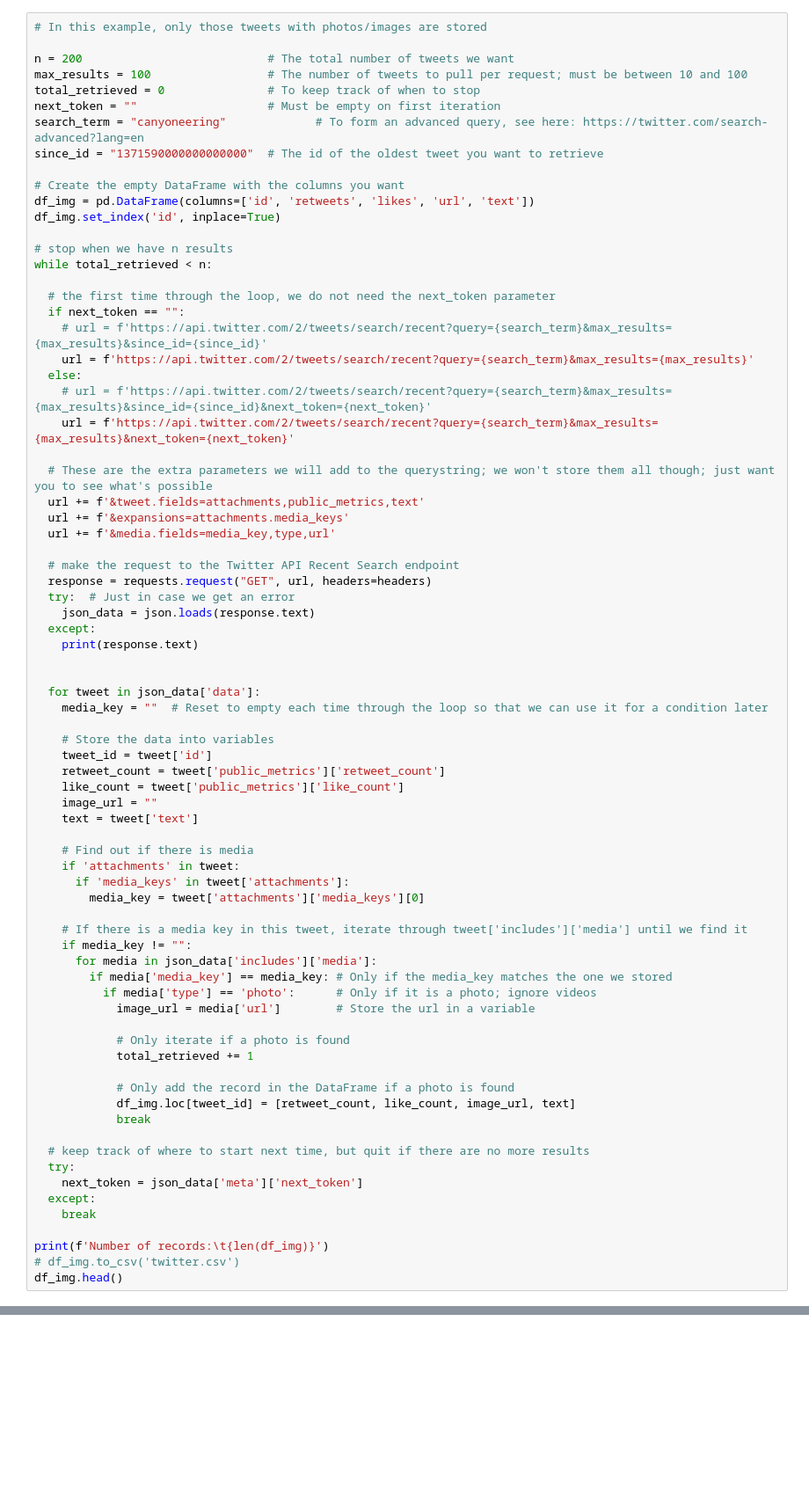
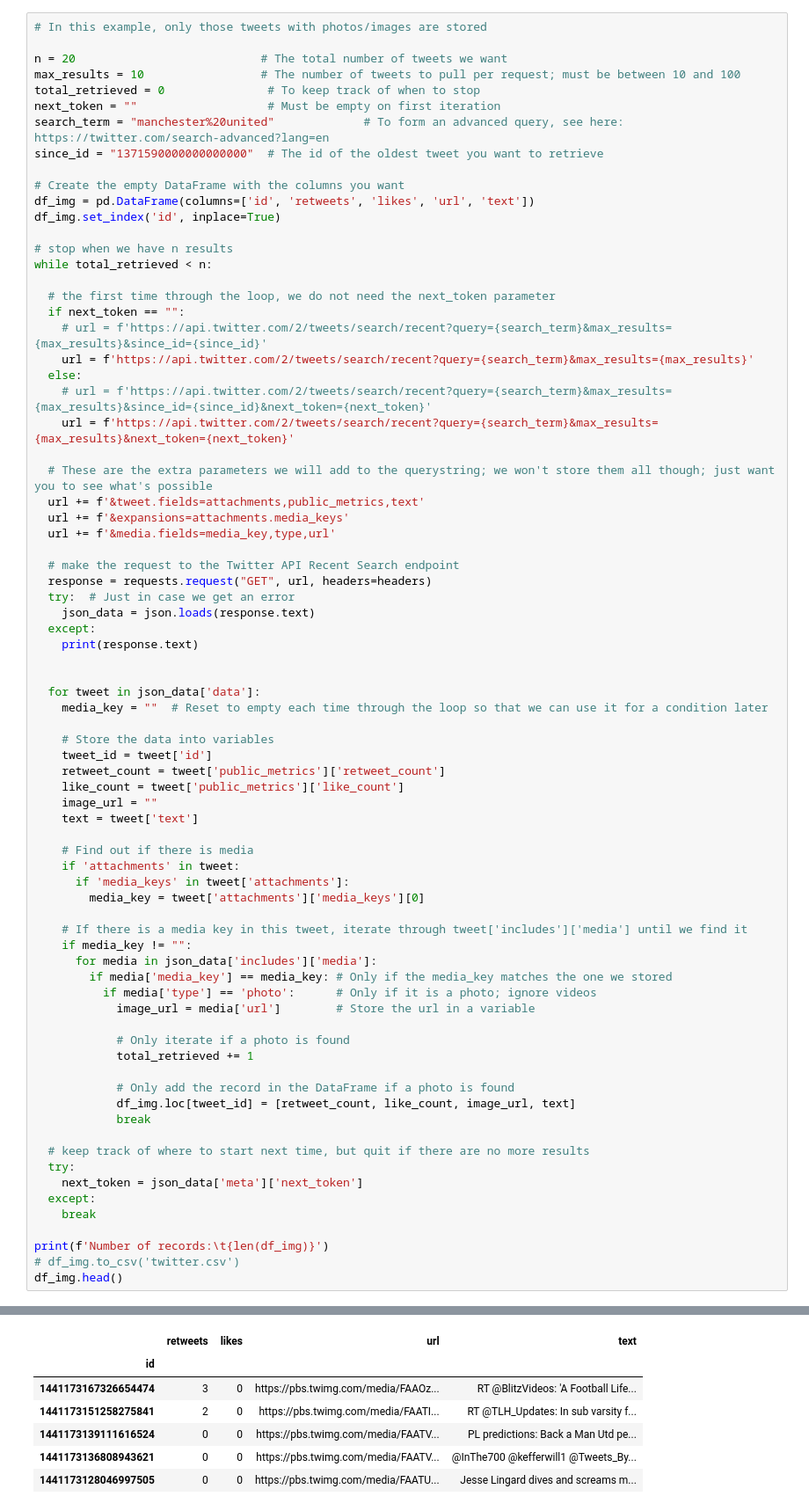
Before and after one commit to idayley/IS455, a Jupyter notebook: 1 Checkpoints/7 APIs/7 API Checkpoint - Jackson van der Werf.ipynb, the cells around one changed output, grey strips where cells are left out. Shown at 88% size. Saved outputs shown, nothing was run; the diff lists cells and outputs as text; blank space fills up the shorter version.

```diff
--- a/1 Checkpoints/7 APIs/7 API Checkpoint - Jackson van der Werf.ipynb
+++ b/1 Checkpoints/7 APIs/7 API Checkpoint - Jackson van der Werf.ipynb
@@ -96,11 +123,11 @@ df.shape
 # %%
 # In this example, only those tweets with photos/images are stored
 
-n = 200                           # The total number of tweets we want
-max_results = 100                 # The number of tweets to pull per request; must be between 10 and 100
+n = 20                           # The total number of tweets we want
+max_results = 10                 # The number of tweets to pull per request; must be between 10 and 100
 total_retrieved = 0               # To keep track of when to stop
 next_token = ""                   # Must be empty on first iteration
-search_term = "canyoneering"             # To form an advanced query, see here: https://twitter.com/search-advanced?lang=en
+search_term = "manchester%20united"             # To form an advanced query, see here: https://twitter.com/search-advanced?lang=en
 since_id = "1371590000000000000"  # The id of the oldest tweet you want to retrieve
 
 # Create the empty DataFrame with the columns you want
@@ -169,3 +196,4 @@ while total_retrieved < n:
 print(f'Number of records:\t{len(df_img)}')
 # df_img.to_csv('twitter.csv')
 df_img.head()
+# %% [output]
@@ -171,0 +201,7 @@ df_img.head()
+|  | retweets | likes | url | text |
+| id |  |  |  |  |
+| 1441173167326654474 | 3 | 0 | https://pbs.twimg.com/media/FAAOz... | RT @BlitzVideos: 'A Football Life... |
+| 1441173151258275841 | 2 | 0 | https://pbs.twimg.com/media/FAATI... | RT @TLH_Updates: In sub varsity f... |
+| 1441173139111616524 | 0 | 0 | https://pbs.twimg.com/media/FAATV... | PL predictions: Back a Man Utd pe... |
+| 1441173136808943621 | 0 | 0 | https://pbs.twimg.com/media/FAATV... | @InThe700 @kefferwill1 @Tweets_By... |
+| 1441173128046997505 | 0 | 0 | https://pbs.twimg.com/media/FAATU... | Jesse Lingard dives and screams m... |
```
Also changed, not shown: parts of 8 cells of this notebook.
